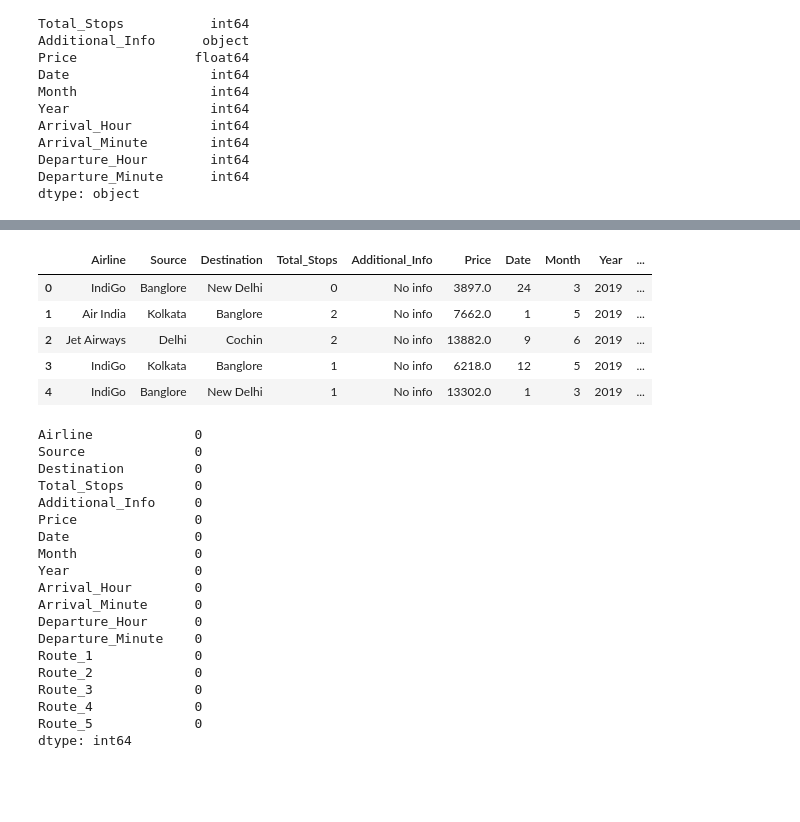
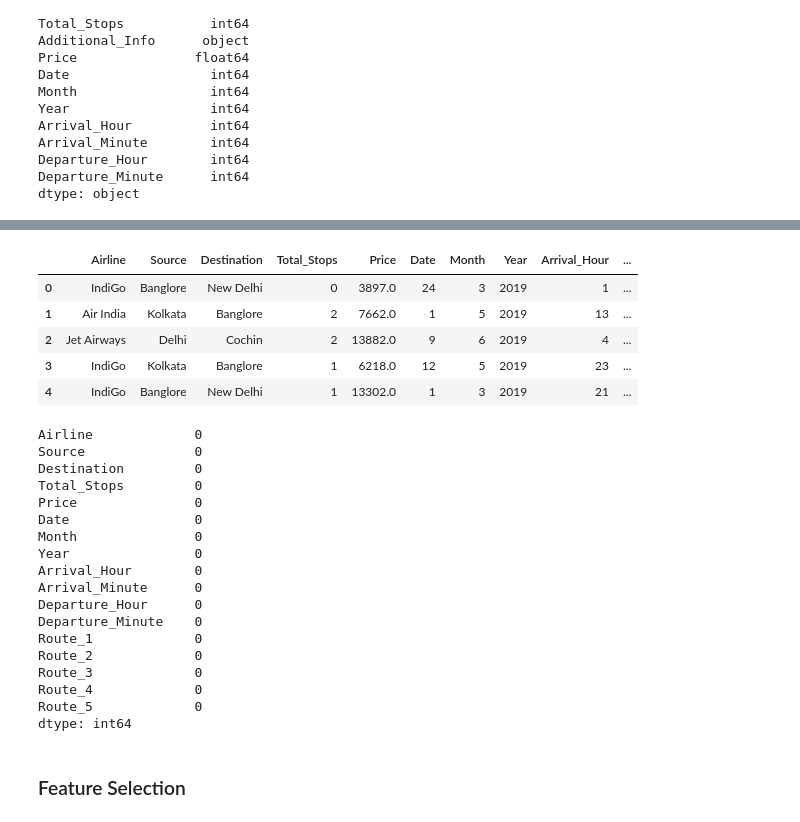
Before and after one commit to Devvrat53/Flight-Price-Prediction, a Jupyter notebook: Flight_Price_Prediction.ipynb, the cells around one changed output, grey strips where cells are left out. Cells and saved outputs as stored; diff of their text form; code cells hidden in the pictures; blank space fills up the shorter version.

```diff
--- a/Flight_Price_Prediction.ipynb
+++ b/Flight_Price_Prediction.ipynb
@@ -373,14 +373,15 @@ df.head()
 # %%
 df.drop(['Route'], axis= 1, inplace= True)
 df.drop(['Duration'], axis= 1, inplace= True)
+df.drop(['Additional_Info'], axis= 1, inplace= True)
 df.head()
 # %% [output]
-|  | Airline | Source | Destination | Total_Stops | Additional_Info | Price | Date | Month | Year | ... |
-| 0 | IndiGo | Banglore | New Delhi | 0 | No info | 3897.0 | 24 | 3 | 2019 | ... |
-| 1 | Air India | Kolkata | Banglore | 2 | No info | 7662.0 | 1 | 5 | 2019 | ... |
-| 2 | Jet Airways | Delhi | Cochin | 2 | No info | 13882.0 | 9 | 6 | 2019 | ... |
-| 3 | IndiGo | Kolkata | Banglore | 1 | No info | 6218.0 | 12 | 5 | 2019 | ... |
-| 4 | IndiGo | Banglore | New Delhi | 1 | No info | 13302.0 | 1 | 3 | 2019 | ... |
+|  | Airline | Source | Destination | Total_Stops | Price | Date | Month | Year | Arrival_Hour | ... |
+| 0 | IndiGo | Banglore | New Delhi | 0 | 3897.0 | 24 | 3 | 2019 | 1 | ... |
+| 1 | Air India | Kolkata | Banglore | 2 | 7662.0 | 1 | 5 | 2019 | 13 | ... |
+| 2 | Jet Airways | Delhi | Cochin | 2 | 13882.0 | 9 | 6 | 2019 | 4 | ... |
+| 3 | IndiGo | Kolkata | Banglore | 1 | 6218.0 | 12 | 5 | 2019 | 23 | ... |
+| 4 | IndiGo | Banglore | New Delhi | 1 | 13302.0 | 1 | 3 | 2019 | 21 | ... |
 # %%
 # Checking finally the NULL value
 df.isnull().sum()
@@ -389,7 +390,6 @@ Airline             0
 Source              0
 Destination         0
 Total_Stops         0
-Additional_Info     0
 Price               0
 Date                0
 Month               0
@@ -404,3 +404,5 @@ Route_3             0
 Route_4             0
 Route_5             0
 dtype: int64
+# %% [markdown]
+### Feature Selection
```
Also changed, not shown: parts of 1 cell of this notebook.
